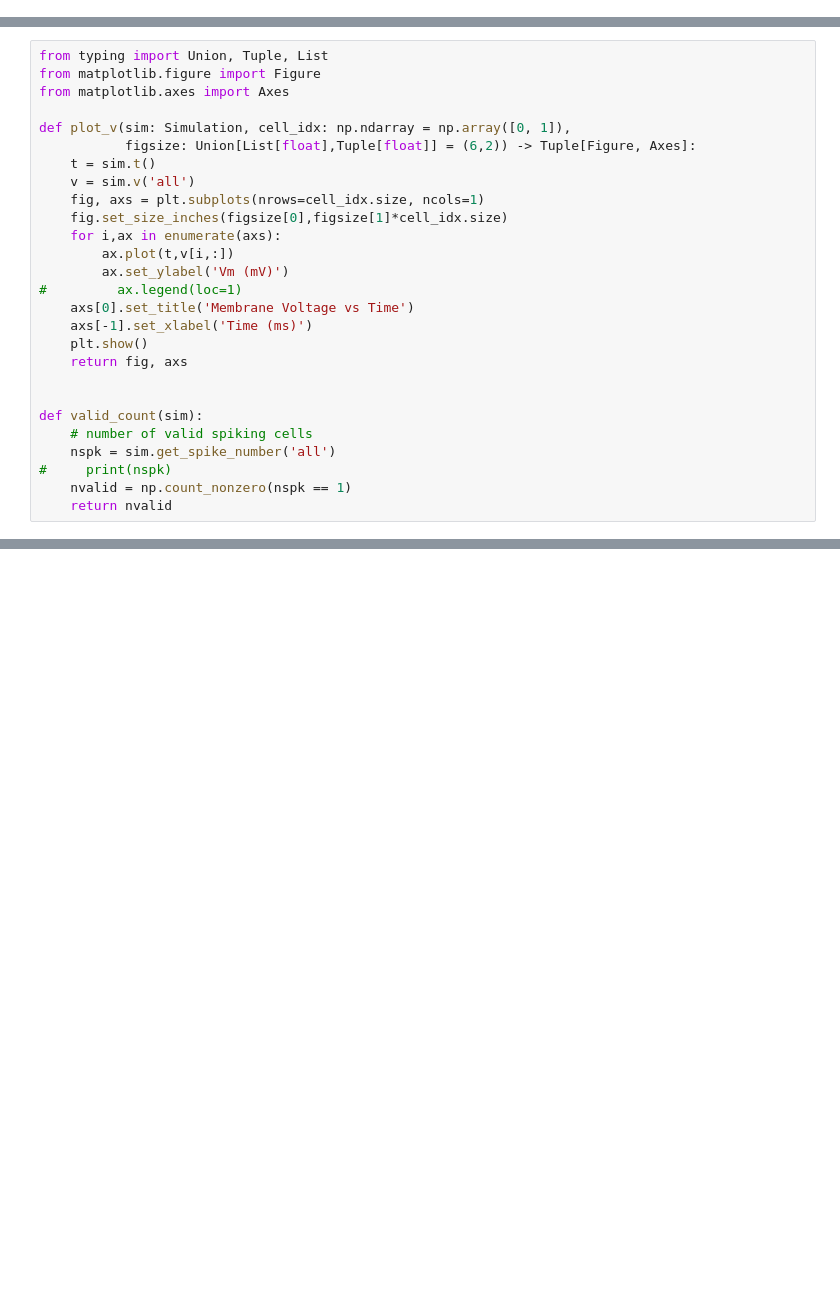
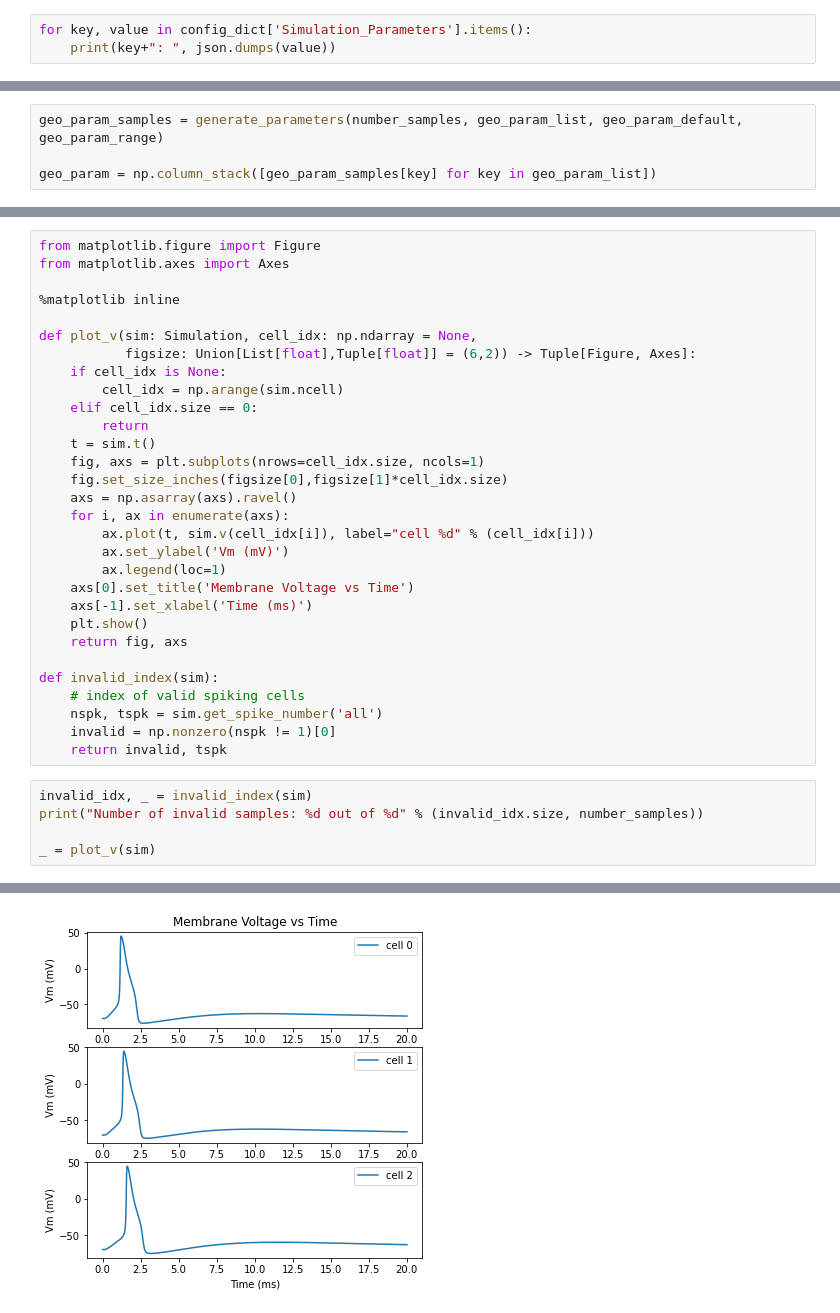
Before and after one commit to chenziao/Stylized-Cell-Inference, a Jupyter notebook: summary_stat_verification.ipynb, the cells around one changed output, grey strips where cells are left out. Saved outputs shown, nothing was run; the diff lists cells and outputs as text; blank space fills up the shorter version.

```diff
--- a/summary_stat_verification.ipynb
+++ b/summary_stat_verification.ipynb
@@ -24,0 +51,3 @@ h.dt = params.DT
+# %%
+for key, value in config_dict['Simulation_Parameters'].items():
+    print(key+": ", json.dumps(value))
@@ -24,0 +157,4 @@ h.dt = params.DT
+# %%
+geo_param_samples = generate_parameters(number_samples, geo_param_list, geo_param_default, geo_param_range)
+
+geo_param = np.column_stack([geo_param_samples[key] for key in geo_param_list])
@@ -72,27 +208,36 @@ Gmax: [[0.01376496]
 # %%
-from typing import Union, Tuple, List
 from matplotlib.figure import Figure
 from matplotlib.axes import Axes
 
-def plot_v(sim: Simulation, cell_idx: np.ndarray = np.array([0, 1]),
+%matplotlib inline
+
+def plot_v(sim: Simulation, cell_idx: np.ndarray = None,
            figsize: Union[List[float],Tuple[float]] = (6,2)) -> Tuple[Figure, Axes]:
+    if cell_idx is None:
+        cell_idx = np.arange(sim.ncell)
+    elif cell_idx.size == 0:
+        return
     t = sim.t()
-    v = sim.v('all')
     fig, axs = plt.subplots(nrows=cell_idx.size, ncols=1)
     fig.set_size_inches(figsize[0],figsize[1]*cell_idx.size)
-    for i,ax in enumerate(axs):
-        ax.plot(t,v[i,:])
+    axs = np.asarray(axs).ravel()
+    for i, ax in enumerate(axs):
+        ax.plot(t, sim.v(cell_idx[i]), label="cell %d" % (cell_idx[i]))
         ax.set_ylabel('Vm (mV)')
-#         ax.legend(loc=1)
+        ax.legend(loc=1)
     axs[0].set_title('Membrane Voltage vs Time')
     axs[-1].set_xlabel('Time (ms)')
     plt.show()
     return fig, axs
 
-
-def valid_count(sim):
-    # number of valid spiking cells
-    nspk = sim.get_spike_number('all')
-#     print(nspk)
-    nvalid = np.count_nonzero(nspk == 1)
-    return nvalid
+def invalid_index(sim):
+    # index of valid spiking cells
+    nspk, tspk = sim.get_spike_number('all')
+    invalid = np.nonzero(nspk != 1)[0]
+    return invalid, tspk
+# %%
+invalid_idx, _ = invalid_index(sim)
+print("Number of invalid samples: %d out of %d" % (invalid_idx.size, number_samples))
+
+_ = plot_v(sim)
+# %% [output]
@@ -98,0 +245 @@ def valid_count(sim):
+[figure, added]
```
Also changed, not shown: parts of 29 cells of this notebook, 3 other files.
